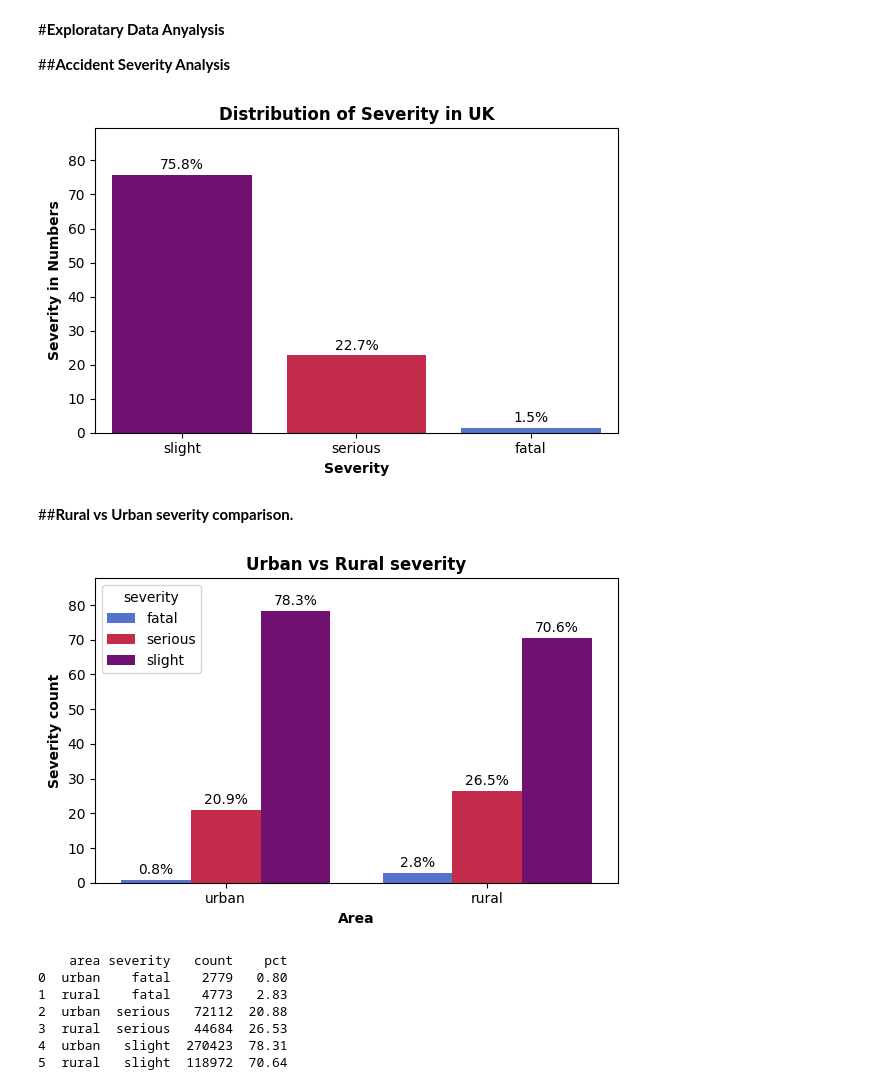
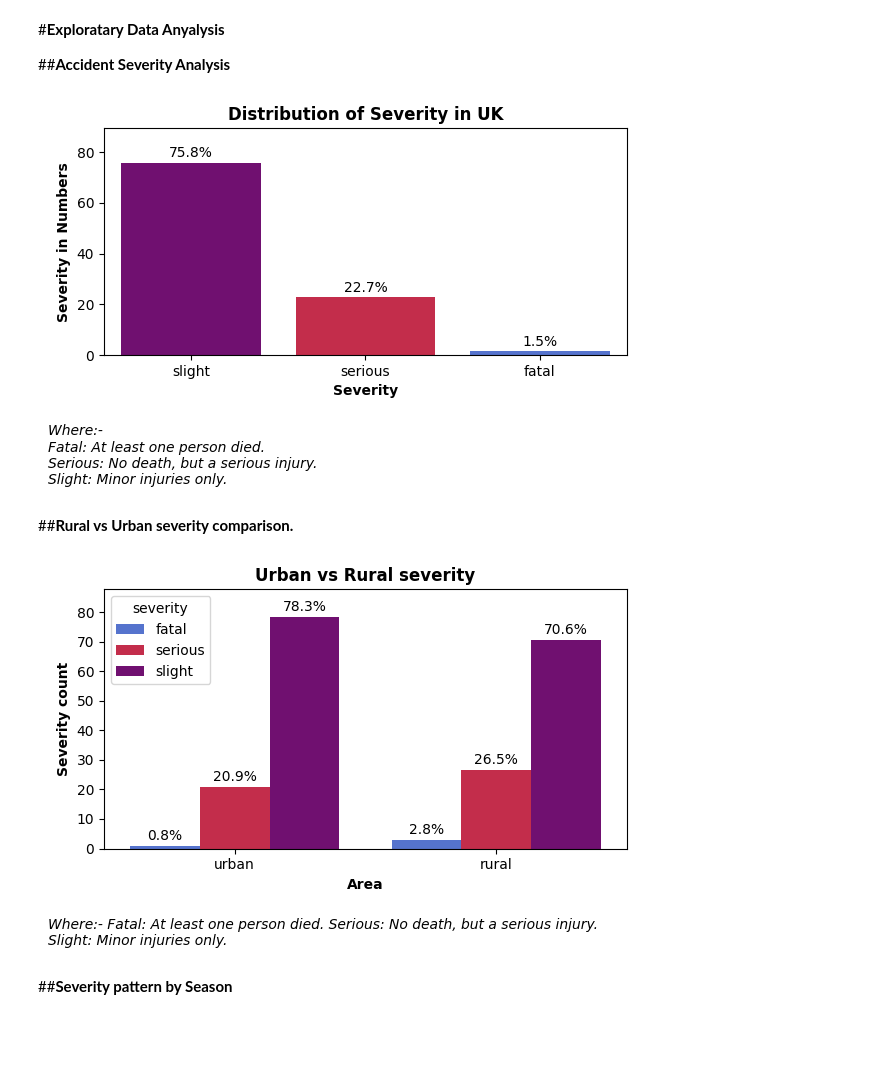
Before and after one commit to pratapsingh23/uk-road-accident-severity-prediction, a Jupyter notebook: eda.ipynb, the cells around one changed output. Cells and saved outputs as stored; diff of their text form; code cells hidden in the pictures; blank space fills up the shorter version.

```diff
--- a/eda.ipynb
+++ b/eda.ipynb
@@ -48,34 +67,36 @@ dist = (
 dist['percent'] = ((dist['count'] / dist['count'].sum()) * 100).round(2)
 dist = dist.sort_values('count', ascending=False)
 
 # plot
 fig, ax = plt.subplots(figsize=(6,4))
 colors = {
     'fatal': 'royalblue',
     'slight': 'purple',
     'serious': 'crimson'
 }
 sns.barplot(
     data=dist,
     x='severity',
     y='percent',
     hue='severity',
     palette=colors,
     ax=ax
 )
 
 for c in ax.containers:
   ax.bar_label(c, fmt=f"%1.1f%%", padding=2)
 
 
 ax.set_ylim(0, dist['percent'].max() * 1.18)
 ax.set_title("Distribution of Severity in UK", fontweight='bold')
 ax.set_xlabel("Severity", fontweight='semibold')
 ax.set_ylabel("Severity in Numbers", fontweight='semibold')
+fig.supxlabel("Where:- \nFatal: At least one person died. \nSerious: No death, but a serious injury. \nSlight: Minor injuries only.", x=0.01, ha='left', style='italic',  fontsize=10)
 plt.tight_layout()
+plt.savefig('distribution_severity.png', dpi=200)
 plt.show()
 # %% [output]
-[figure, old version]
+[figure, new version]
 # %% [markdown]
 ##**Rural vs Urban severity comparison.**
 # %%
@@ -123,16 +144,13 @@ ax.set_ylim(0, plot_df['pct'].max() * 1.12)
 ax.set_title("Urban vs Rural severity", fontweight='bold')
 ax.set_xlabel("Area", fontweight='semibold')
 ax.set_ylabel("Severity count", fontweight='semibold')
+fig.supxlabel("Where:- Fatal: At least one person died. Serious: No death, but a serious injury. \nSlight: Minor injuries only.", x=0.01, ha='left', style='italic',  fontsize=10)
 plt.tight_layout()
+plt.savefig('urban_vs_rural.png', dpi=200)
 plt.show()
 # %% [output]
-[figure, old version]
+[figure, new version]
-    area severity   count    pct
-0  urban    fatal    2779   0.80
-1  rural    fatal    4773   2.83
-2  urban  serious   72112  20.88
-3  rural  serious   44684  26.53
-4  urban   slight  270423  78.31
-5  rural   slight  118972  70.64
+# %% [markdown]
+##**Severity pattern by Season**
 # %%
 
```
Also changed, not shown: parts of 10 cells of this notebook.
